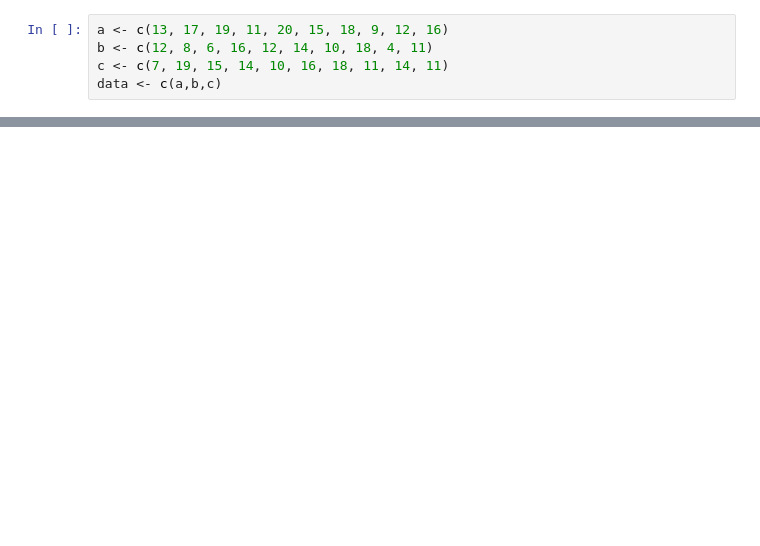
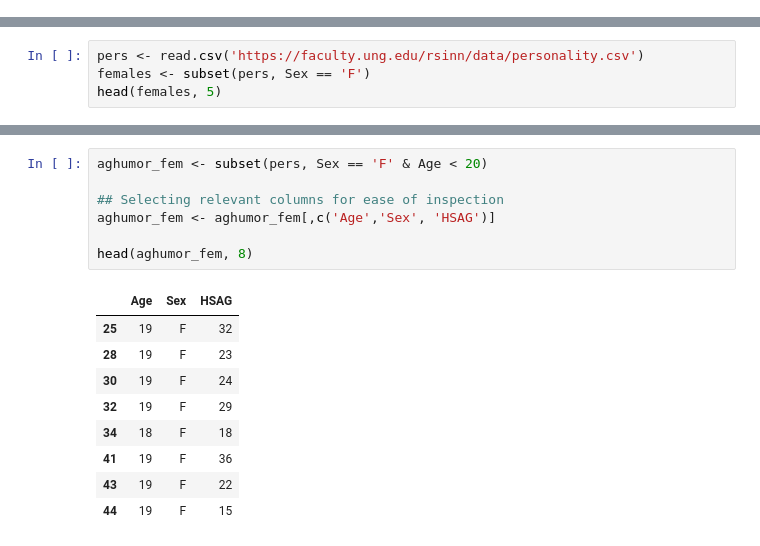
Before and after one commit to StraightDraw/probstat, a Jupyter notebook: A2b.ipynb, the cells around one changed output, grey strips where cells are left out. Saved outputs shown, nothing was run; the diff lists cells and outputs as text; blank space fills up the shorter version.

```diff
--- a/A2b.ipynb
+++ b/A2b.ipynb
@@ -27,5 +0,0 @@ First, let's enter each column in the table above as a vector.
-# %%
-a <- c(13, 17, 19, 11, 20, 15, 18, 9, 12, 16)
-b <- c(12, 8, 6, 16, 12, 14, 10, 18, 4, 11)
-c <- c(7, 19, 15, 14, 10, 16, 18, 11, 14, 11)
-data <- c(a,b,c)
@@ -74,0 +9,4 @@ Signif. codes:  0 '***' 0.001 '**' 0.01 '*' 0.05 '.' 0.1 ' ' 1
+# %%
+pers <- read.csv('https://faculty.ung.edu/rsinn/data/personality.csv')
+females <- subset(pers, Sex == 'F')
+head(females, 5)
@@ -74,0 +54,17 @@ Signif. codes:  0 '***' 0.001 '**' 0.01 '*' 0.05 '.' 0.1 ' ' 1
+# %%
+aghumor_fem <- subset(pers, Sex == 'F' & Age < 20)
+
+## Selecting relevant columns for ease of inspection
+aghumor_fem <- aghumor_fem[,c('Age','Sex', 'HSAG')]
+
+head(aghumor_fem, 8)
+# %% [output]
+|  | Age | Sex | HSAG |
+| 25 | 19 | F | 32 |
+| 28 | 19 | F | 23 |
+| 30 | 19 | F | 24 |
+| 32 | 19 | F | 29 |
+| 34 | 18 | F | 18 |
+| 41 | 19 | F | 36 |
+| 43 | 19 | F | 22 |
+| 44 | 19 | F | 15 |
```
Also changed, not shown: parts of 23 cells of this notebook, 43 other files.
